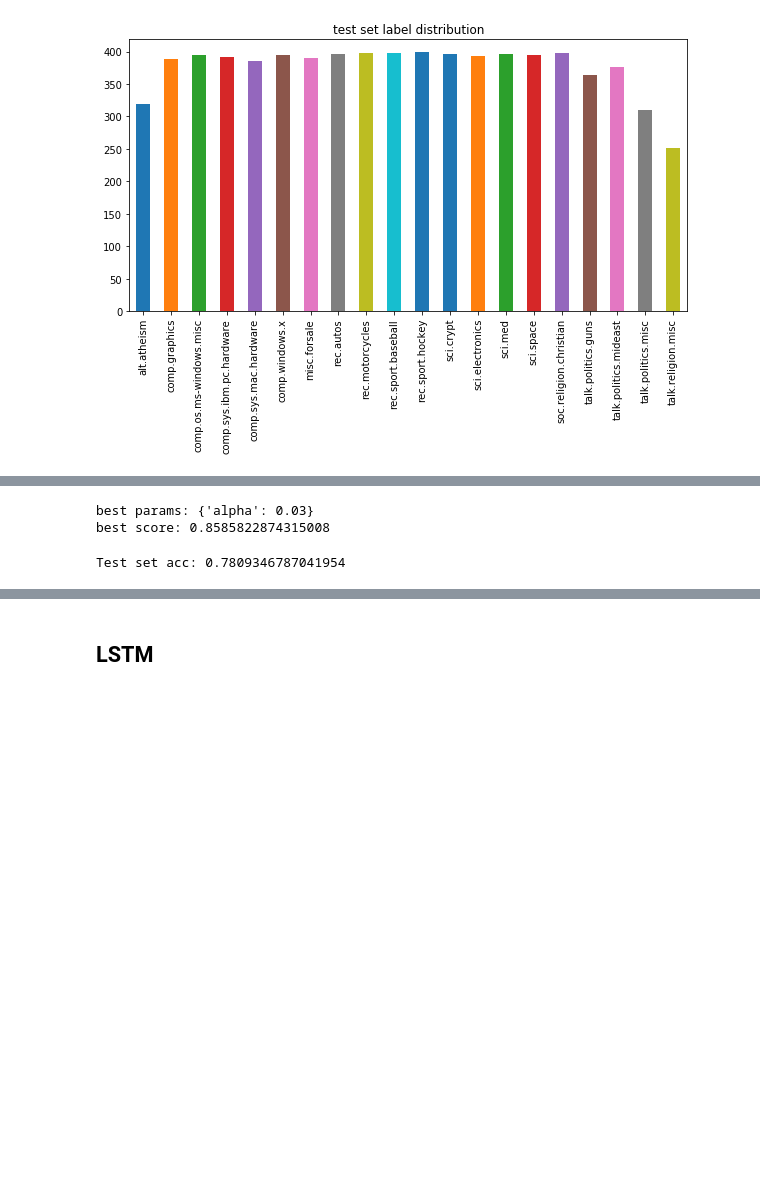
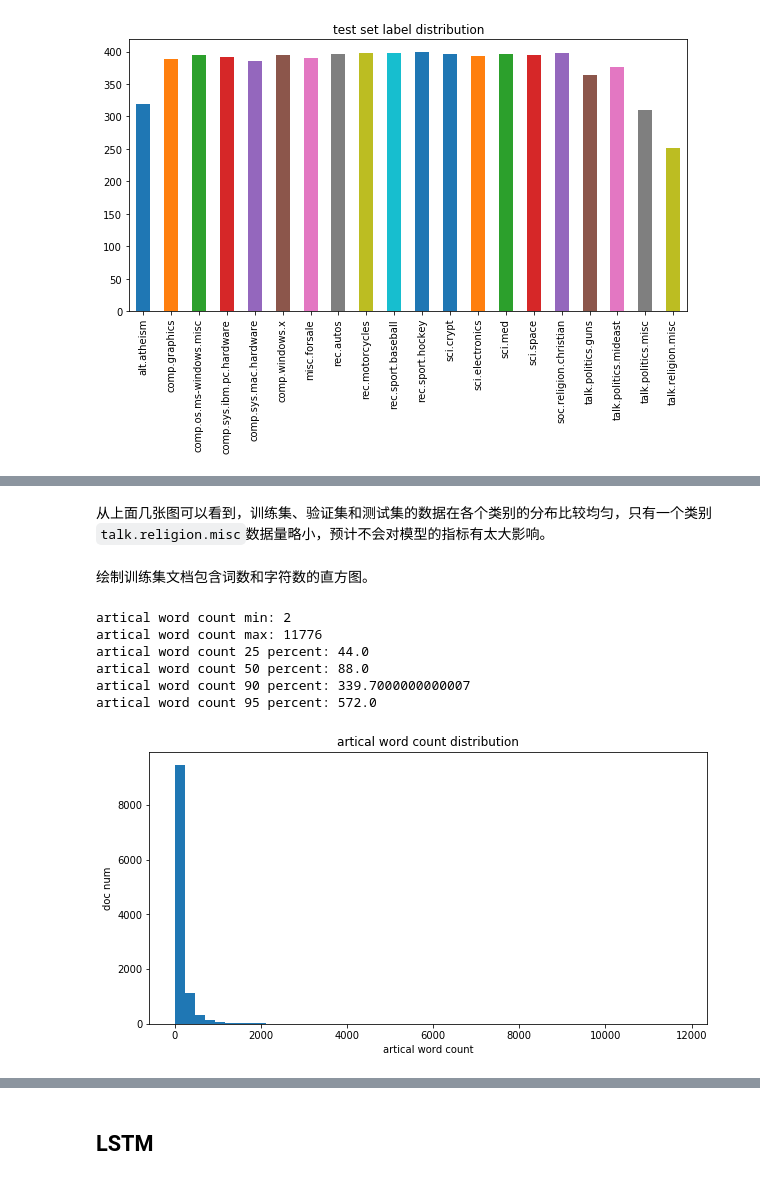
Before and after one commit to DanielHHP/mlnd_capstone, a Jupyter notebook: document_classification.ipynb, the cells around one changed output, grey strips where cells are left out. Drawn from its saved outputs; the diff is of its cells as text; code cells hidden in the pictures; blank space fills up the shorter version.

```diff
--- a/document_classification.ipynb
+++ b/document_classification.ipynb
@@ -154,23 +146,0 @@ plt.show()
-# %%
-from nltk import word_tokenize
-from nltk.stem import WordNetLemmatizer
-from nltk.stem.porter import PorterStemmer
-class LemmaTokenizer(object):
-    def __init__(self):
-        self.wnl = WordNetLemmatizer()
-    def __call__(self, doc):
-        return [self.wnl.lemmatize(t) for t in word_tokenize(doc)]
-
-class StemmerTokenizer(object):
-    def __init__(self):
-        self.stemmer = PorterStemmer()
-    def __call__(self, doc):
-        return [self.stemmer.stem(t) for t in word_tokenize(doc)]
-
-from sklearn.feature_extraction.text import CountVectorizer
-
-#count_vect = CountVectorizer(stop_words='english', min_df=3, max_df=0.95, tokenizer=LemmaTokenizer())
-count_vect = CountVectorizer(stop_words='english', min_df=3, max_df=0.95, tokenizer=StemmerTokenizer())
-#count_vect = CountVectorizer(stop_words='english', min_df=3, max_df=0.95, max_features=None)
-
-count_vect.fit(X_train)
@@ -333,10 +147,34 @@ MultinomialNB trained on 9051 samples.
-# %%
-parameters = {'alpha': [.001, .01, .02, .03, .04, .05, .06, .1, .3]}
-grid_obj = grid_search_cv(MultinomialNB, parameters, X_train_tfidf, y_train)
-# %% [output]
-best params: {'alpha': 0.03}
-best score: 0.8585822874315008
-# %%
-print('Test set acc: {}'.format(grid_obj.best_estimator_.score(X_test_tfidf, y_test)))
-# %% [output]
-Test set acc: 0.7809346787041954
+# %% [markdown]
+从上面几张图可以看到，训练集、验证集和测试集的数据在各个类别的分布比较均匀，只有一个类别`talk.religion.misc`数据量略小，预计不会对模型的指标有太大影响。
+# %% [markdown]
+绘制训练集文档包含词数和字符数的直方图。
+# %%
+doc_word_count = []
+doc_char_count = []
+for i in X_train:
+    doc_word_count.append(len(i.split()))
+    doc_char_count.append(len(i))
+
+def describe_data(data_name, data):
+    print('{} min: {}'.format(data_name, np.min(data)))
+    print('{} max: {}'.format(data_name, np.max(data)))
+    print('{} 25 percent: {}'.format(data_name, np.percentile(data, 25)))
+    print('{} 50 percent: {}'.format(data_name, np.percentile(data, 50)))
+    print('{} 90 percent: {}'.format(data_name, np.percentile(data, 90)))
+    print('{} 95 percent: {}'.format(data_name, np.percentile(data, 95)))
+    plt.figure(figsize=(10,5))
+    plt.hist(data, bins=50)
+    plt.title('{} distribution'.format(data_name))
+    plt.xlabel(data_name)
+    plt.ylabel('doc num')
+    plt.show()
+# %%
+describe_data('artical word count', doc_word_count)
+# %% [output]
+artical word count min: 2
+artical word count max: 11776
+artical word count 25 percent: 44.0
+artical word count 50 percent: 88.0
+artical word count 90 percent: 339.7000000000007
+artical word count 95 percent: 572.0
+[figure, added]
```
Also changed, not shown: parts of 134 cells of this notebook, 7 other files.
